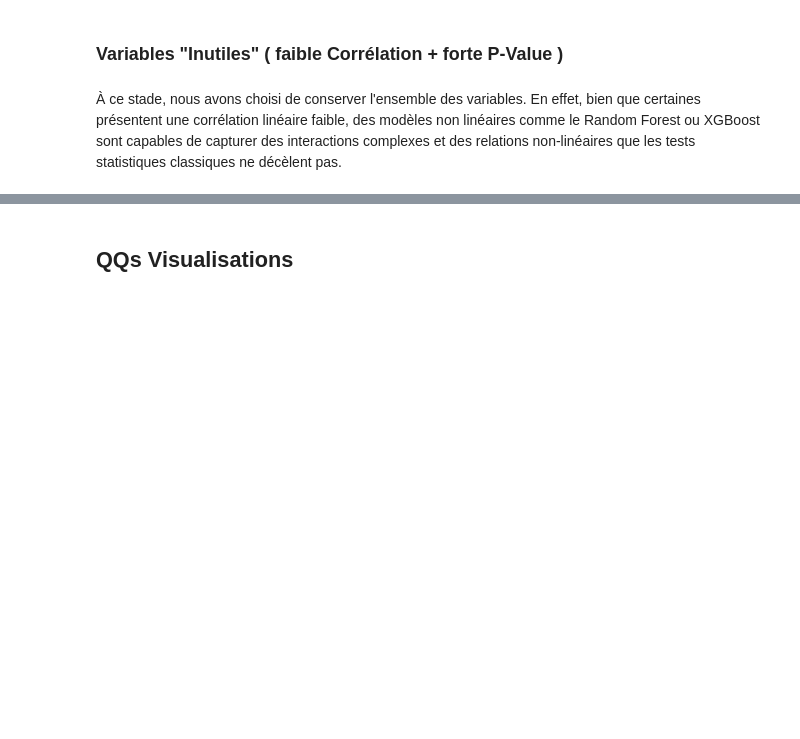
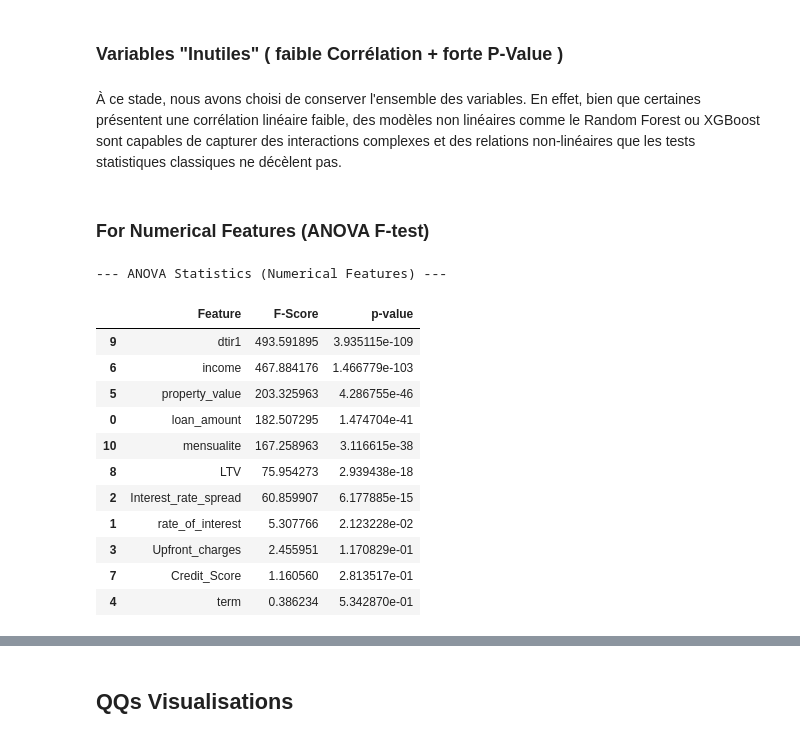
Before and after one commit to Wissem-Sahli-Engineer/CreditGuard-ML-Scoring, a Jupyter notebook: main.ipynb, the cells around one changed output, grey strips where cells are left out. Cells and saved outputs as stored; diff of their text form; code cells hidden in the pictures; blank space fills up the shorter version.

```diff
--- a/main.ipynb
+++ b/main.ipynb
@@ -522,3 +522,41 @@ business_or_commercial : 0.0925 (p-value: 9.1 x 10^{-279})
 ### Variables "Inutiles" ( faible Corrélation + forte P-Value )
 # %% [markdown]
 À ce stade, nous avons choisi de conserver l'ensemble des variables. En effet, bien que certaines présentent une corrélation linéaire faible, des modèles non linéaires comme le Random Forest ou XGBoost sont capables de capturer des interactions complexes et des relations non-linéaires que les tests statistiques classiques ne décèlent pas.
+# %% [markdown]
+### For Numerical Features (ANOVA F-test)
+# %%
+import pandas as pd
+from sklearn.feature_selection import f_classif
+import numpy as np
+
+# 1. Identify numerical columns from the current X_train
+# We exclude 'mensualite' if we want to check against the original set,
+# but since it's in X_train, we use X_train and y_train to match indices.
+num_cols = X_train.select_dtypes(include=['number']).columns
+
+# 2. Compute ANOVA F-value and p-value using the processed training data
+f_scores, p_values = f_classif(X_train[num_cols], y_train)
+
+# 3. Create a summary table
+anova_stats = pd.DataFrame({
+    'Feature': num_cols,
+    'F-Score': f_scores,
+    'p-value': p_values
+}).sort_values(by='F-Score', ascending=False)
+
+print("--- ANOVA Statistics (Numerical Features) ---")
+display(anova_stats)
+# %% [output]
+--- ANOVA Statistics (Numerical Features) ---
+|  | Feature | F-Score | p-value |
+| 9 | dtir1 | 493.591895 | 3.935115e-109 |
+| 6 | income | 467.884176 | 1.466779e-103 |
+| 5 | property_value | 203.325963 | 4.286755e-46 |
+| 0 | loan_amount | 182.507295 | 1.474704e-41 |
+| 10 | mensualite | 167.258963 | 3.116615e-38 |
+| 8 | LTV | 75.954273 | 2.939438e-18 |
+| 2 | Interest_rate_spread | 60.859907 | 6.177885e-15 |
+| 1 | rate_of_interest | 5.307766 | 2.123228e-02 |
+| 3 | Upfront_charges | 2.455951 | 1.170829e-01 |
+| 7 | Credit_Score | 1.160560 | 2.813517e-01 |
+| 4 | term | 0.386234 | 5.342870e-01 |
```
Also changed, not shown: parts of 6 cells of this notebook.
